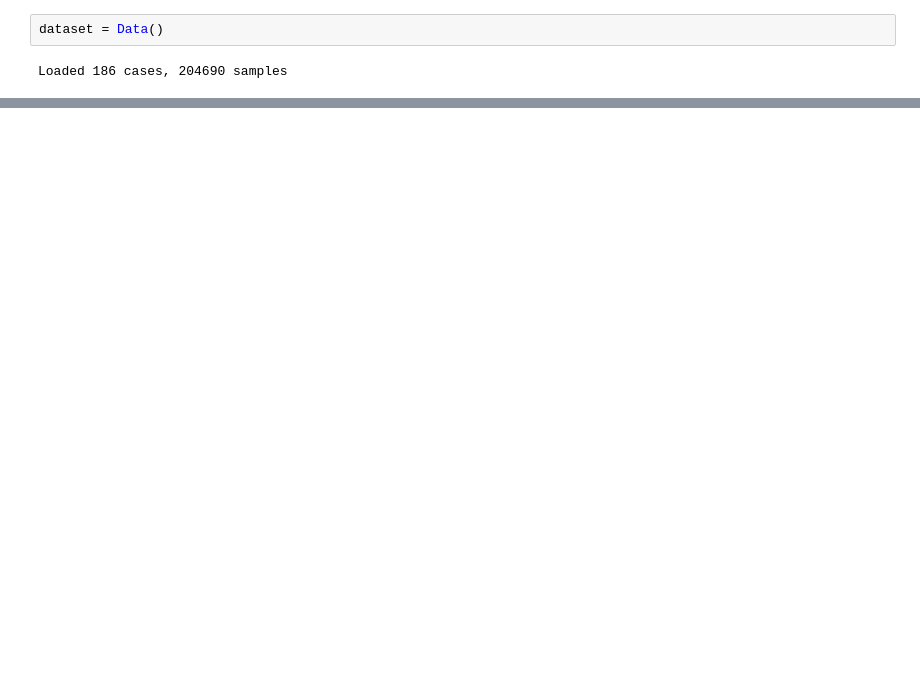
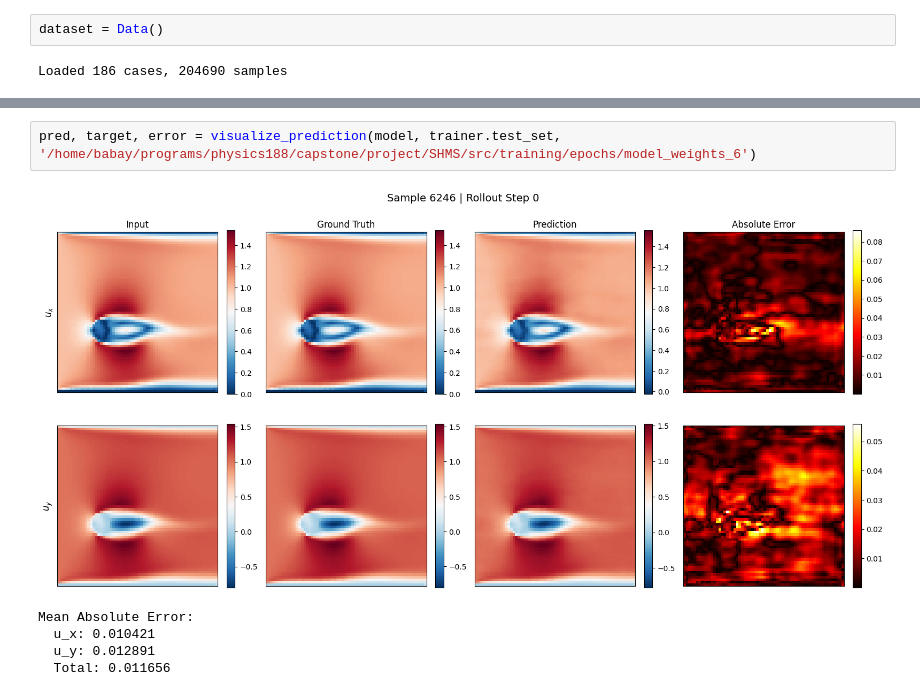
Before and after one commit to babayChris/physics188Capstone, a Jupyter notebook: src/train.ipynb, the cells around one changed output, grey strips where cells are left out. Saved outputs shown, nothing was run; the diff lists cells and outputs as text; blank space fills up the shorter version.

```diff
--- a/src/train.ipynb
+++ b/src/train.ipynb
@@ -23,0 +141,8 @@ W1210 00:54:44.192000 24258 site-packages/torch/_inductor/utils.py:1613] [0/0] N
+# %%
+pred, target, error = visualize_prediction(model, trainer.test_set, '/home/babay/programs/physics188/capstone/project/SHMS/src/training/epochs/model_weights_6')
+# %% [output]
+[figure, added]
+Mean Absolute Error:
+  u_x: 0.010421
+  u_y: 0.012891
+  Total: 0.011656
```
Also changed, not shown: parts of 7 cells of this notebook, 4 other files.
